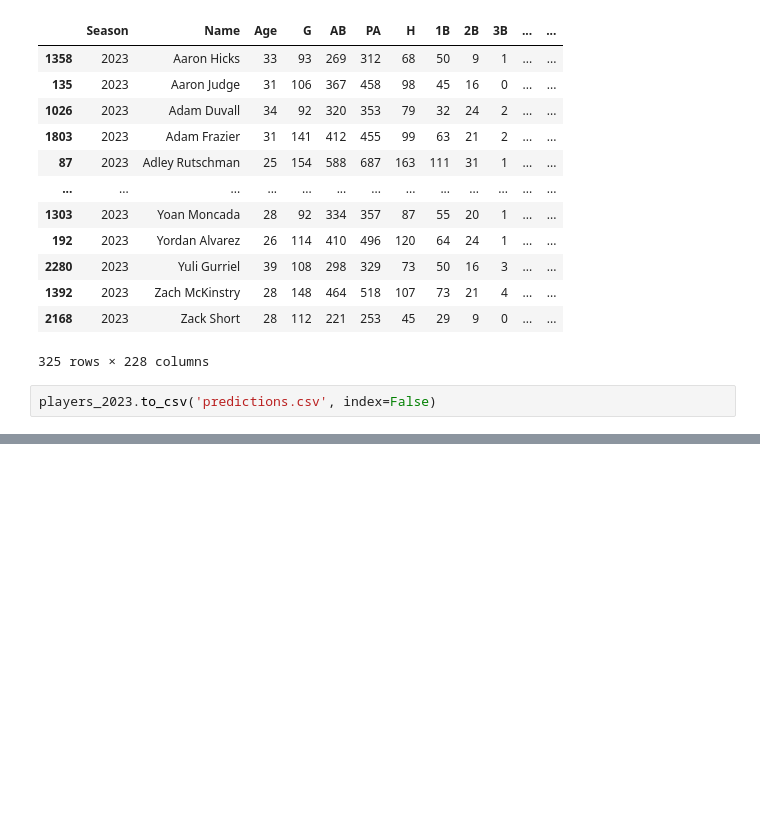
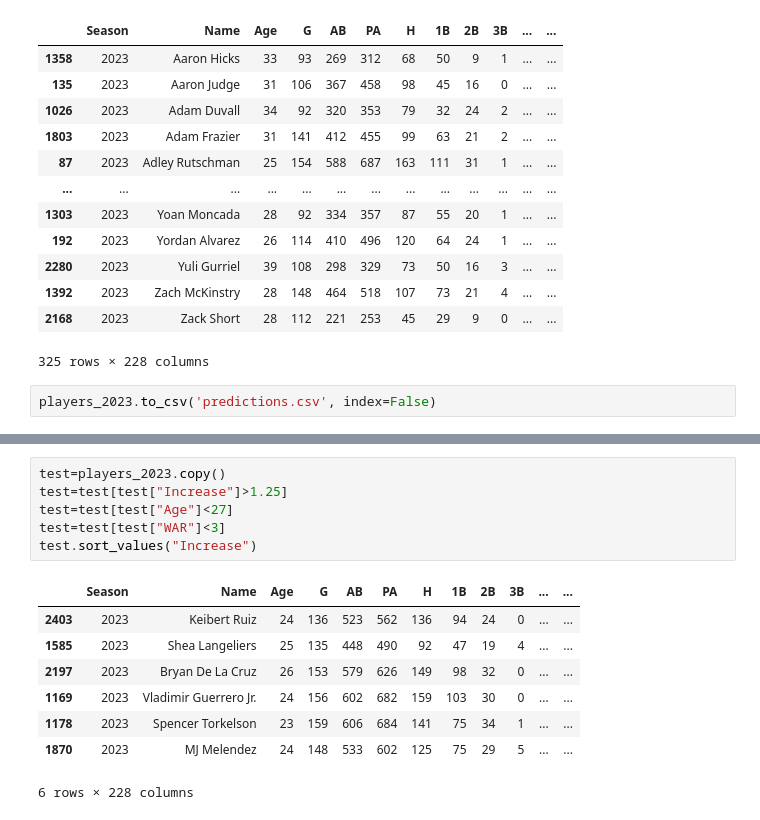
Before and after one commit to mwassarm/CSCI373_FinalProject, a Jupyter notebook: projection_testing.ipynb, the cells around one changed output, grey strips where cells are left out. Cells and saved outputs as stored; diff of their text form; blank space fills up the shorter version.

```diff
--- a/projection_testing.ipynb
+++ b/projection_testing.ipynb
@@ -279 +281,16 @@ players_2023.sort_values("Increase")
 325 rows × 228 columns
+# %%
+test=players_2023.copy()
+test=test[test["Increase"]>1.25]
+test=test[test["Age"]<27]
+test=test[test["WAR"]<3]
+test.sort_values("Increase")
+# %% [output]
+|  | Season | Name | Age | G | AB | PA | H | 1B | 2B | 3B | ... | ... |
+| 2403 | 2023 | Keibert Ruiz | 24 | 136 | 523 | 562 | 136 | 94 | 24 | 0 | ... | ... |
+| 1585 | 2023 | Shea Langeliers | 25 | 135 | 448 | 490 | 92 | 47 | 19 | 4 | ... | ... |
+| 2197 | 2023 | Bryan De La Cruz | 26 | 153 | 579 | 626 | 149 | 98 | 32 | 0 | ... | ... |
+| 1169 | 2023 | Vladimir Guerrero Jr. | 24 | 156 | 602 | 682 | 159 | 103 | 30 | 0 | ... | ... |
+| 1178 | 2023 | Spencer Torkelson | 23 | 159 | 606 | 684 | 141 | 75 | 34 | 1 | ... | ... |
+| 1870 | 2023 | MJ Melendez | 24 | 148 | 533 | 602 | 125 | 75 | 29 | 5 | ... | ... |
+6 rows × 228 columns
```
Also changed, not shown: parts of 4 cells of this notebook.
